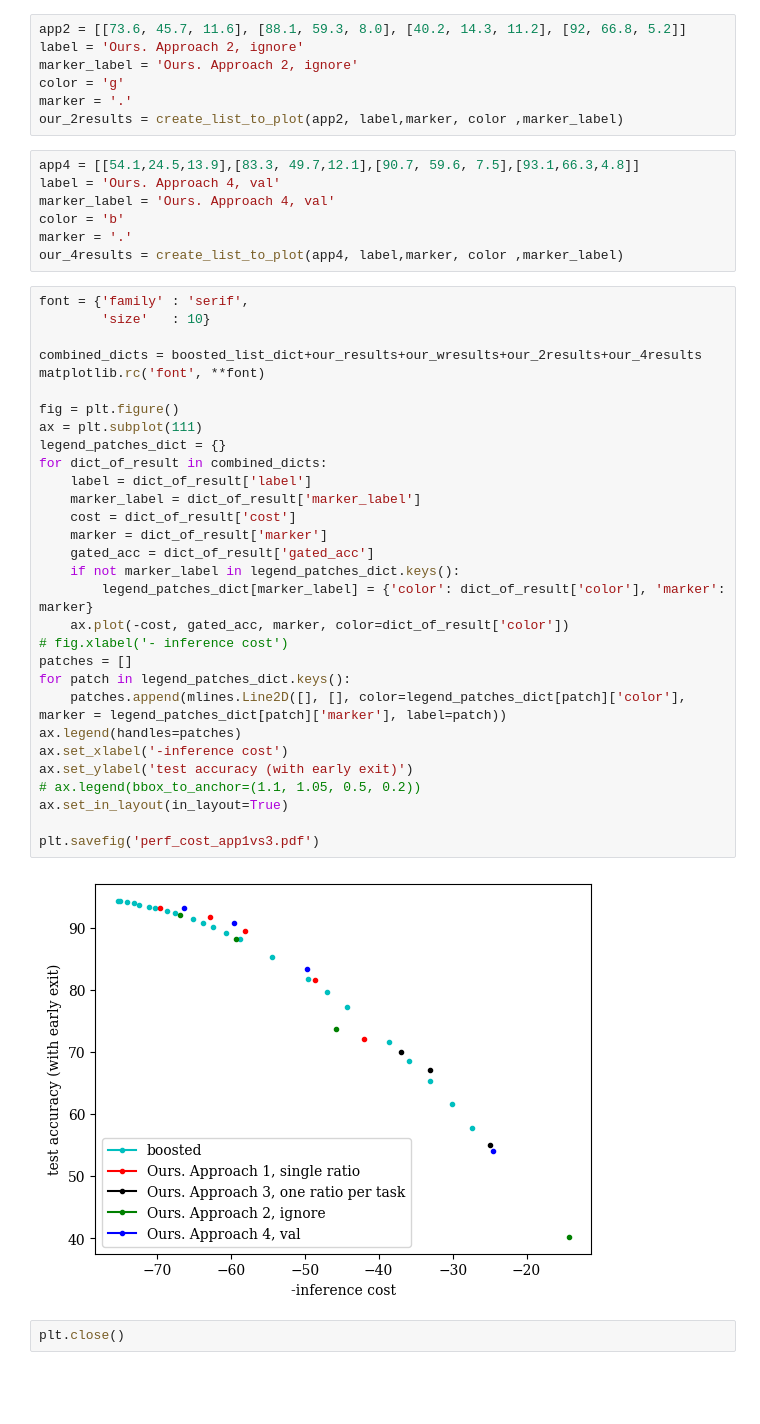
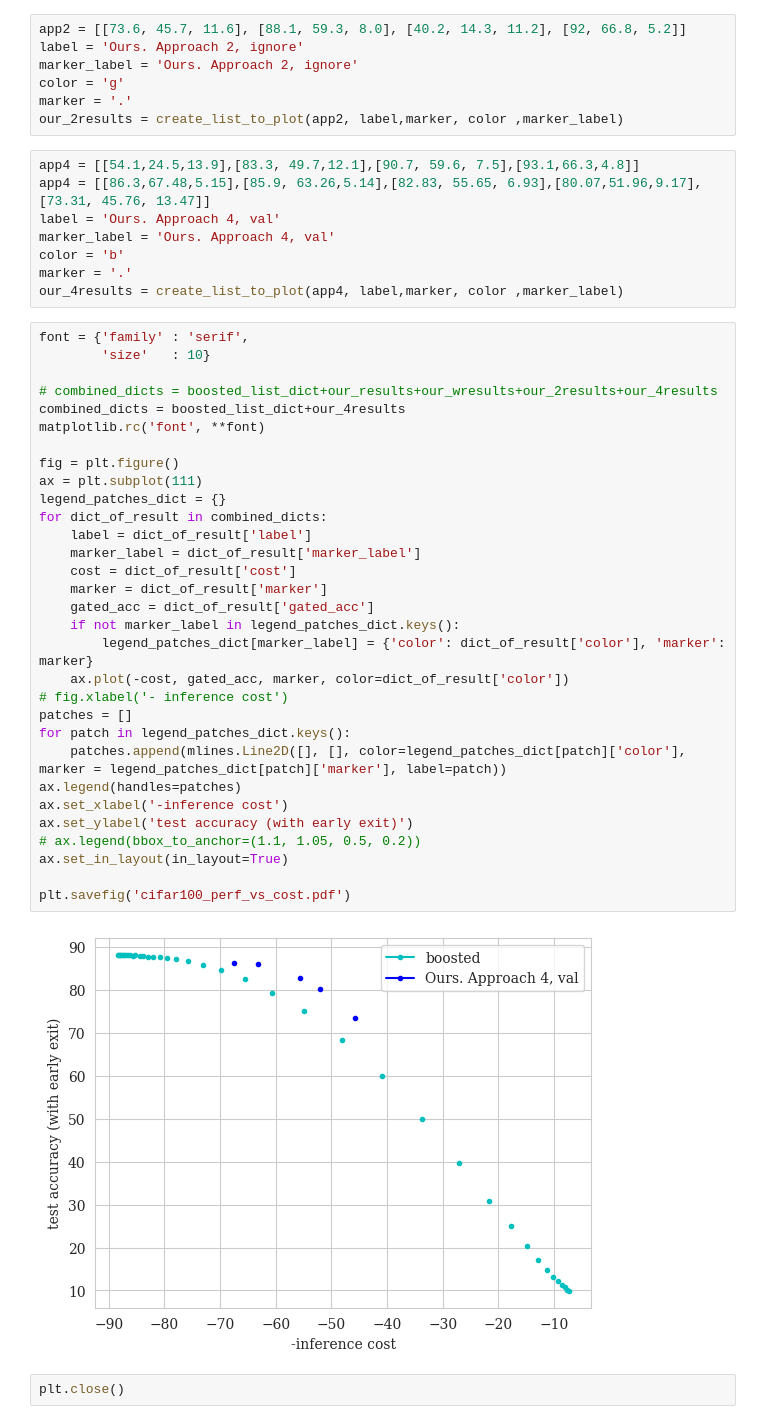
Before and after one commit to networkslab/dynn, a Jupyter notebook: src/notebooks/ce_ic_tradeoff.ipynb, the cells around one changed output. Drawn from its saved outputs; the diff is of its cells as text; blank space fills up the shorter version.

Commit message:
Add support for boosted t2t vit 14

```diff
--- a/src/notebooks/ce_ic_tradeoff.ipynb
+++ b/src/notebooks/ce_ic_tradeoff.ipynb
@@ -167,6 +208,7 @@ marker = '.'
 our_2results = create_list_to_plot(app2, label,marker, color ,marker_label)
 # %%
 app4 = [[54.1,24.5,13.9],[83.3, 49.7,12.1],[90.7, 59.6, 7.5],[93.1,66.3,4.8]]
+app4 = [[86.3,67.48,5.15],[85.9, 63.26,5.14],[82.83, 55.65, 6.93],[80.07,51.96,9.17], [73.31, 45.76, 13.47]]
 label = 'Ours. Approach 4, val'
 marker_label = 'Ours. Approach 4, val'
 color = 'b'
@@ -175,35 +217,36 @@ our_4results = create_list_to_plot(app4, label,marker, color ,marker_label)
 # %%
 font = {'family' : 'serif',
         'size'   : 10}
 
-combined_dicts = boosted_list_dict+our_results+our_wresults+our_2results+our_4results
+# combined_dicts = boosted_list_dict+our_results+our_wresults+our_2results+our_4results
+combined_dicts = boosted_list_dict+our_4results
 matplotlib.rc('font', **font)
 
 fig = plt.figure()
 ax = plt.subplot(111)
 legend_patches_dict = {}
 for dict_of_result in combined_dicts:
     label = dict_of_result['label']
     marker_label = dict_of_result['marker_label']
     cost = dict_of_result['cost']
     marker = dict_of_result['marker']
     gated_acc = dict_of_result['gated_acc']
     if not marker_label in legend_patches_dict.keys():
         legend_patches_dict[marker_label] = {'color': dict_of_result['color'], 'marker': marker}
     ax.plot(-cost, gated_acc, marker, color=dict_of_result['color'])
 # fig.xlabel('- inference cost')
 patches = []
 for patch in legend_patches_dict.keys():
     patches.append(mlines.Line2D([], [], color=legend_patches_dict[patch]['color'], marker = legend_patches_dict[patch]['marker'], label=patch))
 ax.legend(handles=patches)
 ax.set_xlabel('-inference cost')
 ax.set_ylabel('test accuracy (with early exit)')
 # ax.legend(bbox_to_anchor=(1.1, 1.05, 0.5, 0.2))
 ax.set_in_layout(in_layout=True)
 
-plt.savefig('perf_cost_app1vs3.pdf')
+plt.savefig('cifar100_perf_vs_cost.pdf')
 # %% [output]
-[figure, old version]
+[figure, new version]
 # %%
 plt.close()
 # %%
```
Also changed, not shown: parts of 1 cell of this notebook, 3 other files.
